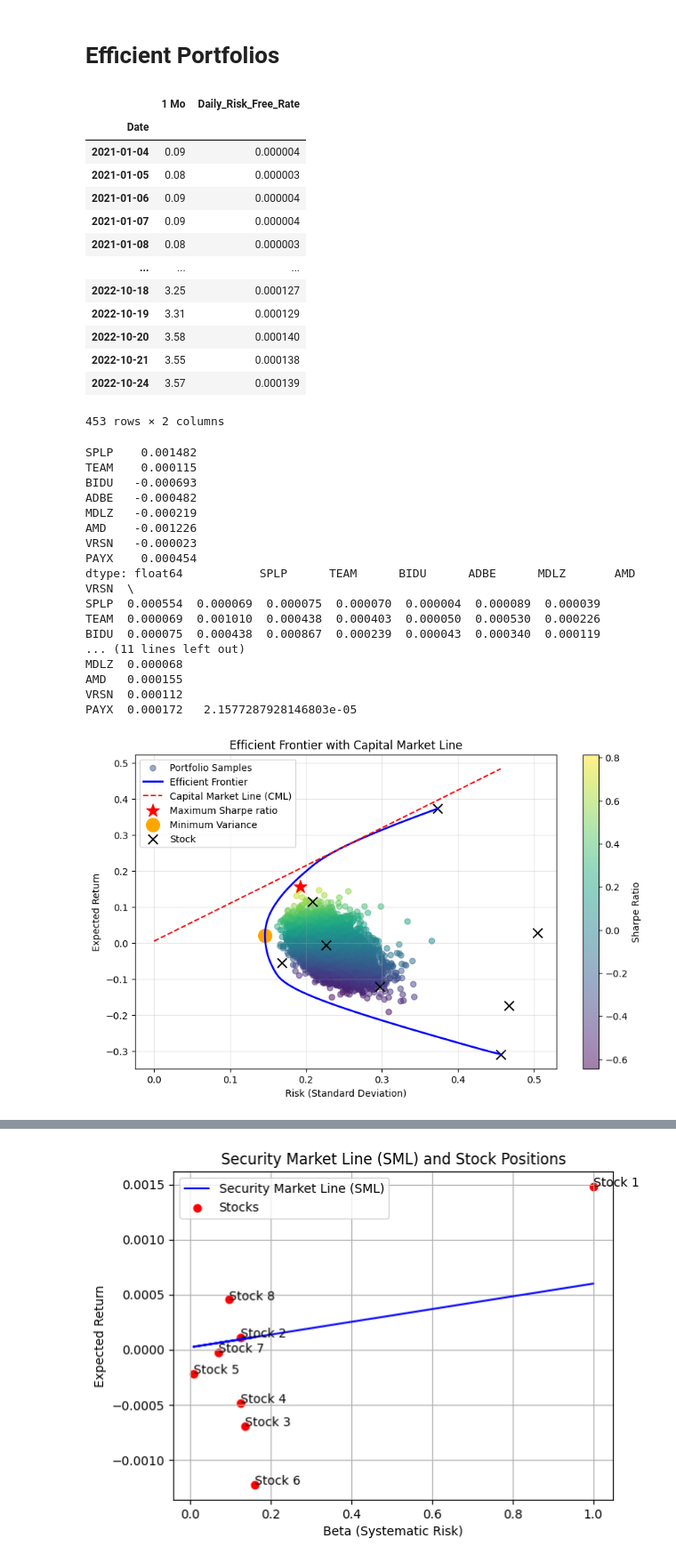
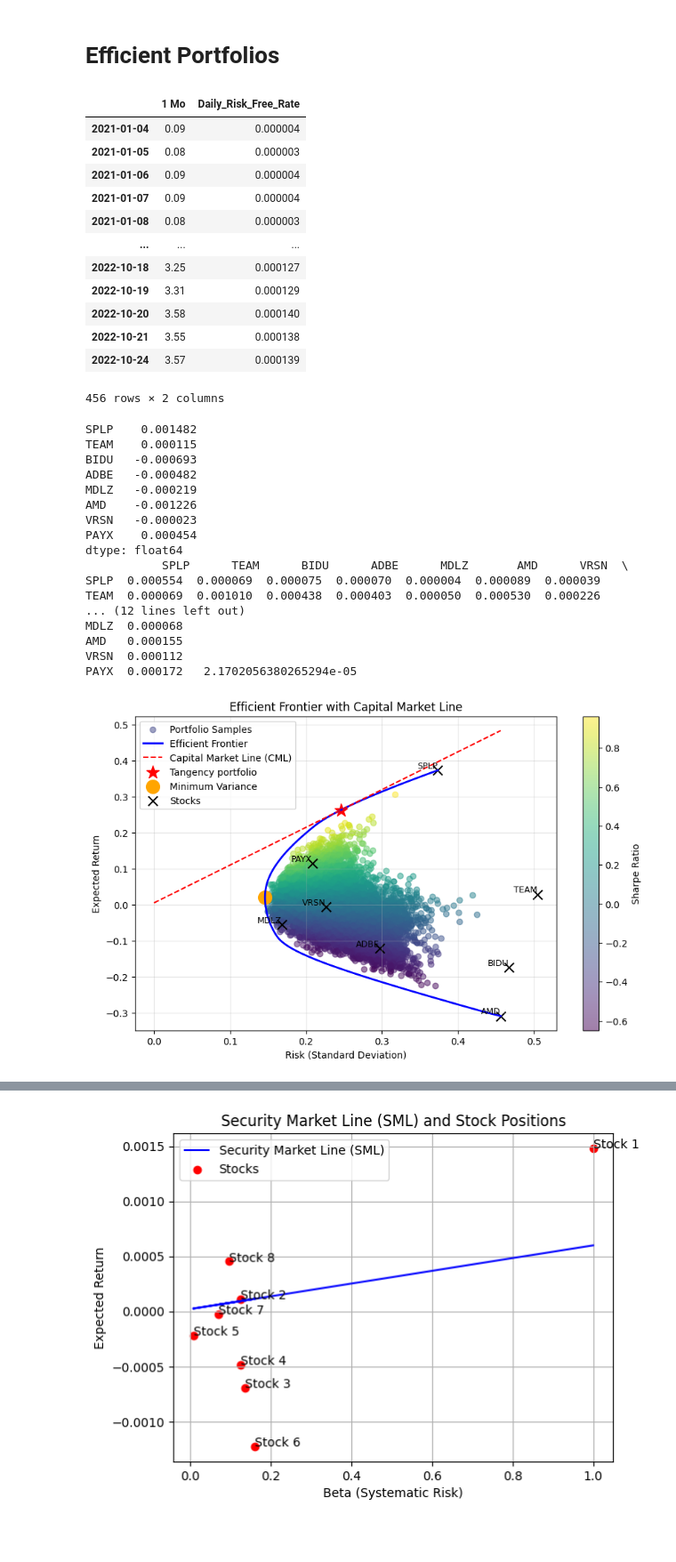
Before and after one commit to ancabenca/ds2-hw, a Jupyter notebook: Projekt -AnalyzaInvestic/AI-VNO.ipynb, the cells around one changed output, grey strips where cells are left out. Shown at 89% size. Saved outputs shown, nothing was run; the diff lists cells and outputs as text; code cells hidden in the pictures; blank space fills up the shorter version.

```diff
--- a/Projekt -AnalyzaInvestic/AI-VNO.ipynb
+++ b/Projekt -AnalyzaInvestic/AI-VNO.ipynb
@@ -308,10 +272,10 @@ missing_dates = pd.to_datetime(missing_dates)
 
 # Now apply to combined_returns
 combined_returns_cleaned = combined_returns[~combined_returns.index.isin(missing_dates)]
-
+risk_free_rate_cleaned = clean_risk_free
 # Similarly for risk_free_rate
-missing_dates2 = pd.to_datetime(missing_dates2)
-risk_free_rate_cleaned = risk_free_rate[~risk_free_rate.index.isin(missing_dates2)]
+# missing_dates2 = pd.to_datetime(missing_dates2)
+# risk_free_rate_cleaned = risk_free_rate[~risk_free_rate.index.isin(missing_dates2)]
 # %% [markdown]
 ## Exploratory Analysis
 # %%
@@ -655,7 +619,6 @@ risk_free_subset = risk_free_rate_cleaned[(risk_free_rate_cleaned.index >= start
 risk_free_subset
 # %% [output]
 |  | 1 Mo | Daily_Risk_Free_Rate |
-| Date |  |  |
 | 2021-01-04 | 0.09 | 0.000004 |
 | 2021-01-05 | 0.08 | 0.000003 |
 | 2021-01-06 | 0.09 | 0.000004 |
@@ -667,12 +630,12 @@ risk_free_subset
 | 2022-10-20 | 3.58 | 0.000140 |
 | 2022-10-21 | 3.55 | 0.000138 |
 | 2022-10-24 | 3.57 | 0.000139 |
-453 rows × 2 columns
+456 rows × 2 columns
 # %%
 expected_returns = combined_returns_subset.mean()
 covariance_matrix = combined_returns_subset.cov()
 risk_free_rate_one = risk_free_subset['Daily_Risk_Free_Rate'].mean()
-print(expected_returns, covariance_matrix, risk_free_rate_one)
+print(expected_returns, "\n", covariance_matrix, risk_free_rate_one)
 
 # Extract the  daily risk-free rate from 24.10.2022
 #risk_free_rate_one = risk_free_rate_cleaned.loc['2022-10-24', 'Daily_Risk_Free_Rate']
@@ -686,15 +649,15 @@ MDLZ   -0.000219
 AMD    -0.001226
 VRSN   -0.000023
 PAYX    0.000454
-dtype: float64           SPLP      TEAM      BIDU      ADBE      MDLZ       AMD      VRSN  \
+dtype: float64
+           SPLP      TEAM      BIDU      ADBE      MDLZ       AMD      VRSN  \
 SPLP  0.000554  0.000069  0.000075  0.000070  0.000004  0.000089  0.000039
 TEAM  0.000069  0.001010  0.000438  0.000403  0.000050  0.000530  0.000226
-BIDU  0.000075  0.000438  0.000867  0.000239  0.000043  0.000340  0.000119
-... (11 lines left out)
+... (12 lines left out)
 MDLZ  0.000068
 AMD   0.000155
 VRSN  0.000112
-PAYX  0.000172   2.1577287928146803e-05
+PAYX  0.000172   2.1702056380265294e-05
 # %%
 def portfolio_stats(weights, expected_returns, covariance_matrix, timeAnnual):
     """
@@ -716,14 +679,12 @@ def get_min_variance_portfolio(expected_returns, covariance_matrix, num_assets):
     """
     Calculate the minimum variance portfolio, considering risk-free rate.
     """
-    # Assuming risk-free rate is given or calculated separately
-    risk_free_adjusted_returns = expected_returns - risk_free_rate
 
     constraints = ({"type": "eq", "fun": lambda w: np.sum(w) - 1})
     bounds = tuple((0, 1) for _ in range(num_assets))
 
     result = minimize(
-        fun=lambda w: portfolio_stats(w, risk_free_adjusted_returns, covariance_matrix, timeAnnual)[1],
+        fun=lambda w: portfolio_stats(w, expected_returns, covariance_matrix, timeAnnual)[1],
         x0=num_assets * [1.0 / num_assets],
         method="SLSQP",
         bounds=bounds,
@@ -758,7 +719,7 @@ def minimize_volatility(target_return, expected_returns, covariance_matrix, num_
 # Simulate random portfolios
 results = np.zeros((3, num_portfolios))
 for i in range(num_portfolios):
-    weights = np.random.random(num_assets)
+    weights = np.random.dirichlet(np.ones(num_assets))
     weights /= np.sum(weights)
     portfolio_return, portfolio_stddev = portfolio_stats(weights, expected_returns, covariance_matrix, timeAnnual)
     results[0, i] = portfolio_return
@@ -772,7 +733,7 @@ max_sharpe_return = results[0, max_sharpe_idx]
 max_sharpe_stddev = results[1, max_sharpe_idx]
 # %%
 # Get minimum variance portfolio
-min_var_weights = get_min_variance_portfolio(expected_returns, covariance_matrix, num_assets, risk_free_rate_one)
+min_var_weights = get_min_variance_portfolio(expected_returns, covariance_matrix, num_assets)
 min_var_return, min_var_risk = portfolio_stats(min_var_weights, expected_returns, covariance_matrix, timeAnnual)
 # %%
 # Generate efficient frontier points
@@ -815,44 +776,56 @@ plt.plot(frontier_risks, frontier_returns,
         linewidth=2,
         label='Efficient Frontier')
 
 # Plot CML
 plt.plot(x_cml, y_cml,
 color='red',
         linestyle='--',
         label='Capital Market Line (CML)')
 
-# Plot maximum Sharpe ratio point
-plt.scatter(max_sharpe_stddev, max_sharpe_return,
+# Plot maximum tangency portfolio
+plt.scatter(tangency_risk, tangency_return,
           color='red',
           marker='*',
           s=200,
-          label='Maximum Sharpe ratio')
+          label='Tangency portfolio')
 
 # Plot minimum variance point
 plt.scatter(min_var_risk, min_var_return,
           color='orange',
           marker='o',
           s=200,
           label='Minimum Variance')
 
 # Plot individual assets (stocks)
-for i in range(len(expected_returns)):
-    plt.scatter(np.sqrt(covariance_matrix.iloc[i, i])* np.sqrt(timeAnnual),  # Individual stock risk (std deviation)
-                expected_returns[i]*timeAnnual,  # Individual stock return
-                color='black',
-                marker='x',
-                s=100,
-                label=f'Stock' if i == 0 else "")  # Label only the first stock
+tickers = list(stock_files.keys())
+# Calculate risks and returns for all stocks
+risks = np.sqrt(np.diag(covariance_matrix)) * np.sqrt(timeAnnual)  # Standard deviation
+returns = expected_returns * timeAnnual  # Annualized returns
+
+# Plot all stocks in one scatter call
+plt.scatter(risks, returns,
+            color='black',
+            marker='x',
+            s=100,
+            label='Stocks')
+
+# Add tickers as text annotations
+for i, ticker in enumerate(tickers):
+    plt.text(risks[i], returns[i],
+             ticker,
+             fontsize=9,
+             ha='right',
+             va='bottom')
 
 plt.colorbar(scatter, label='Sharpe Ratio')
 plt.xlabel('Risk (Standard Deviation)')
 plt.ylabel('Expected Return')
 plt.title('Efficient Frontier with Capital Market Line')
 plt.legend(loc='upper left')
 plt.grid(True, alpha=0.3)
 plt.show()
 # %% [output]
-[figure, old version]
+[figure, new version]
 # %%
 portfolios = pd.DataFrame({'Return': results[0, ], 'Volatility':results[1, ]})
 portfolios.plot(x='Volatility', y='Return', kind='scatter', figsize=(15,10));
```
Also changed, not shown: parts of 13 cells of this notebook, 1 other file.
